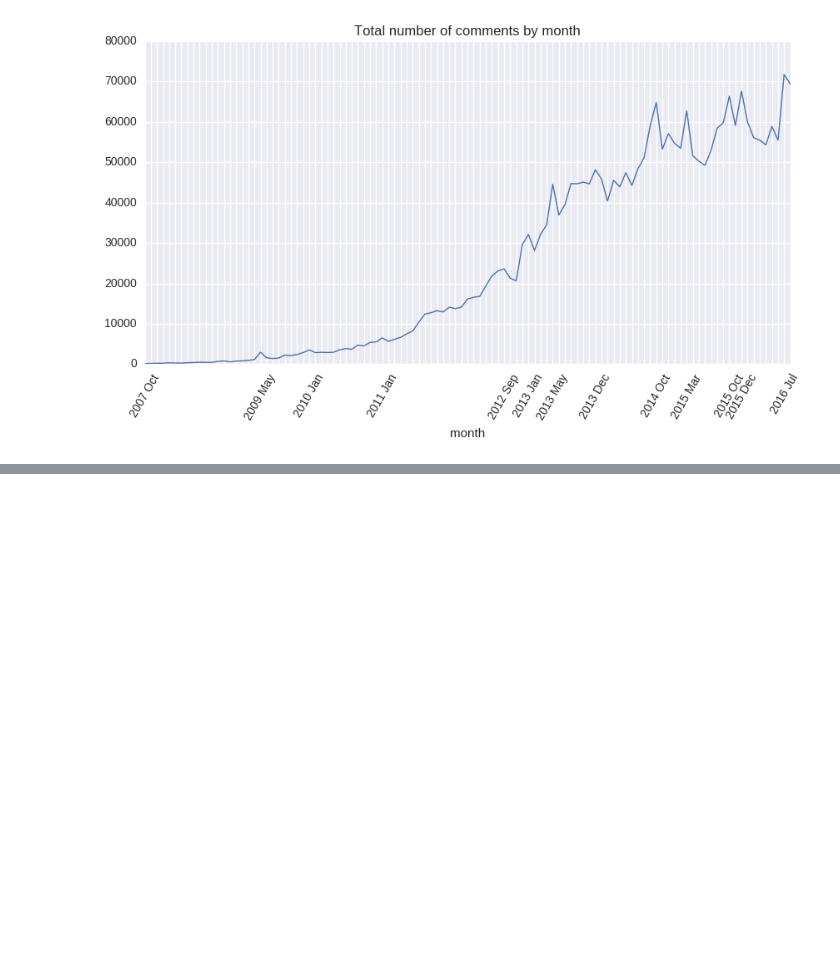
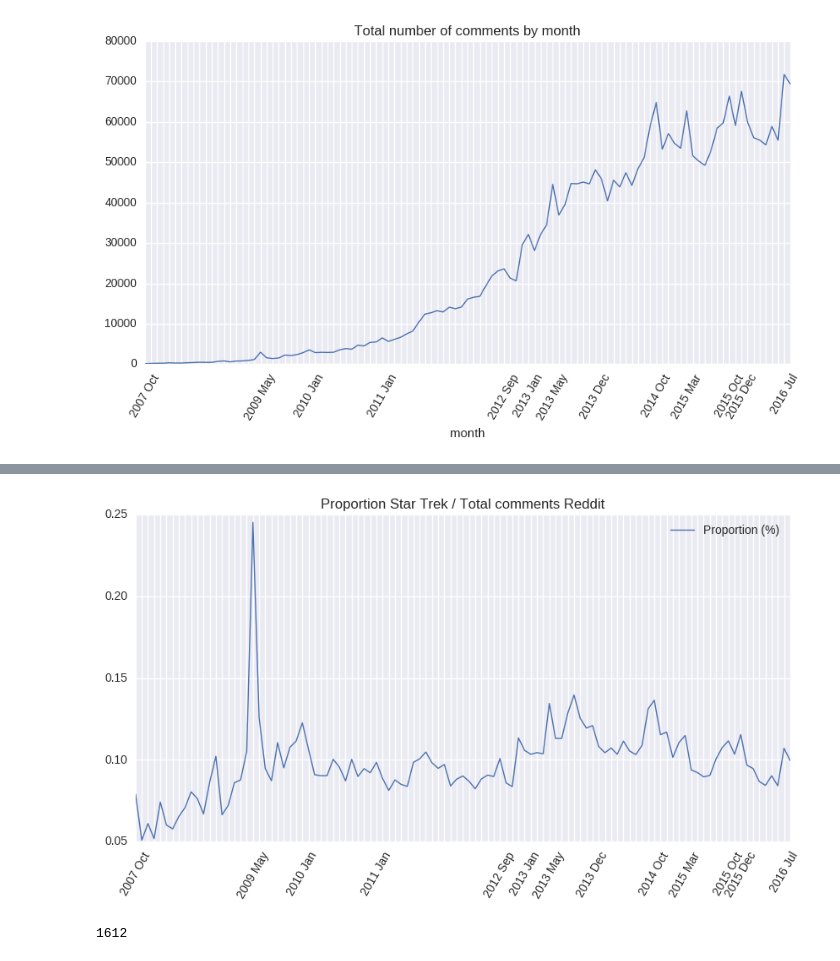
Before and after one commit to mavillard/nandi, a Jupyter notebook: reddit.ipynb, the cells around one changed output, grey strips where cells are left out. Drawn from its saved outputs; the diff is of its cells as text; code cells hidden in the pictures; blank space fills up the shorter version.

```diff
--- a/reddit.ipynb
+++ b/reddit.ipynb
@@ -161,2 +161,17 @@ ax.set_xticklabels(show_dates);
 # %% [output]
 [figure]
+# %%
+total_lines = {}
+
+with open('total_lines.txt') as f:
+    for line in f:
+        if not line.startswith('wc'):
+            total, path = line.strip().split()
+            month = path.split('/')[-1][3:] + '-01'
+            total_lines[pd.lib.Timestamp(month)] = int(total)
+# %%
+total_lines_sr = pd.Series(total_lines)
+# %%
+comparison_df = pd.DataFrame({'Star Trek': reddit_by_month.values, 'Total Reddit': total_lines_sr})
+# %%
+comparison_df['Proportion (%)'] = comparison_df.apply(lambda x: 100 * x['Star Trek'] / x['Total Reddit'], axis=1)
@@ -162,0 +187,10 @@ ax.set_xticklabels(show_dates);
+# %%
+ax = comparison_df[['Proportion (%)']].plot(
+    figsize=(10,5),
+    xlim=('2007-10-01', '2016-08-31'),
+    xticks=comparison_df.index,
+    rot=60,
+    title='Proportion Star Trek / Total comments Reddit',)
+ax.set_xticklabels(show_dates1);
+# %% [output]
+[figure, added]
@@ -162,0 +199,4 @@ ax.set_xticklabels(show_dates);
+# %%
+len(vulcan_salute_df)
+# %% [output]
+1612
```
Also changed, not shown: parts of 16 cells of this notebook.
